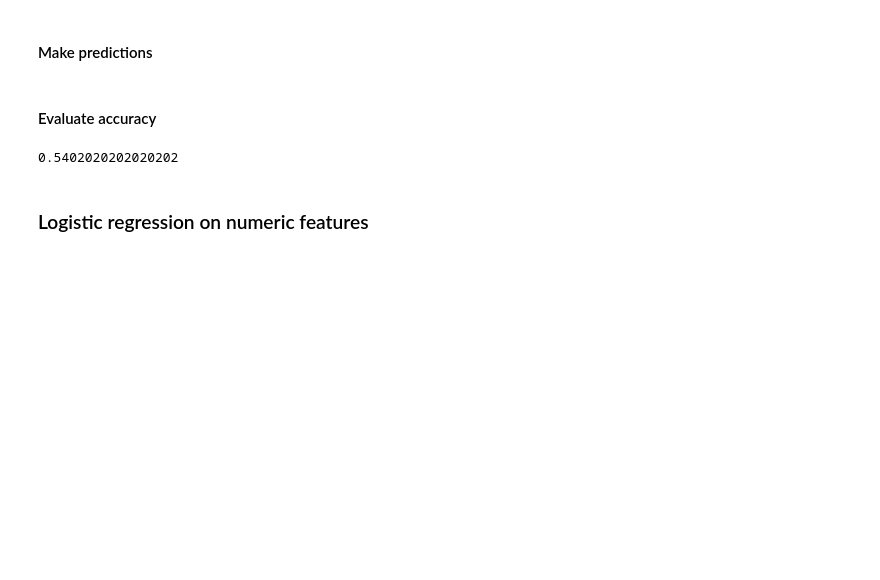
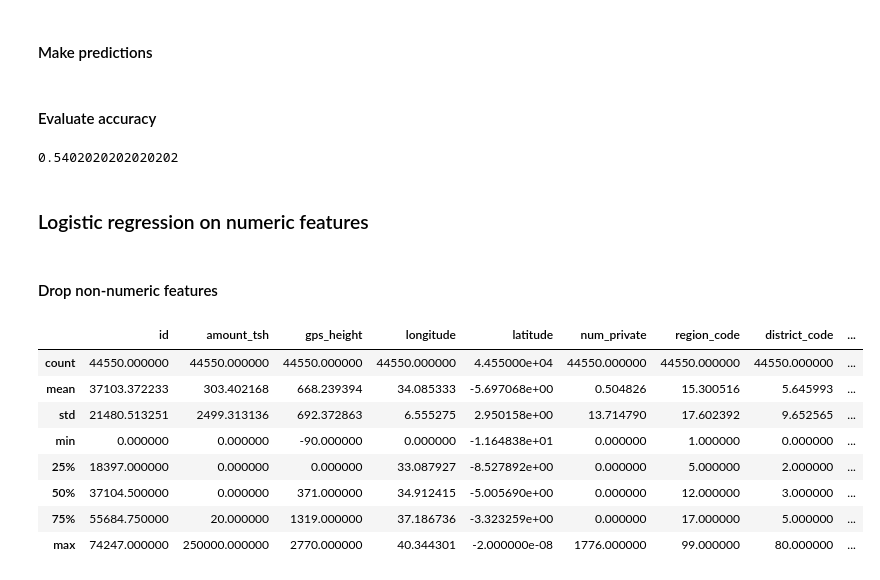
Before and after one commit to LambdaSchool/DEPRECATED-DS-Unit-2-Linear-Models, a Jupyter notebook: module4-logistic-regression/Logistic Regression Assignment Notebook.ipynb, the cells around one changed output. Saved outputs shown, nothing was run; the diff lists cells and outputs as text; code cells hidden in the pictures; blank space fills up the shorter version.

```diff
--- a/module4-logistic-regression/Logistic Regression Assignment Notebook.ipynb
+++ b/module4-logistic-regression/Logistic Regression Assignment Notebook.ipynb
@@ -150,3 +151,18 @@ accuracy_score(y_val, majority_pred)
 0.5402020202020202
 # %% [markdown]
 ### Logistic regression on numeric features
+# %% [markdown]
+#### Drop non-numeric features
+# %%
+X_train_numeric = X_train.select_dtypes(include='number')
+X_train_numeric.describe()
+# %% [output]
+|  | id | amount_tsh | gps_height | longitude | latitude | num_private | region_code | district_code | ... |
+| count | 44550.000000 | 44550.000000 | 44550.000000 | 44550.000000 | 4.455000e+04 | 44550.000000 | 44550.000000 | 44550.000000 | ... |
+| mean | 37103.372233 | 303.402168 | 668.239394 | 34.085333 | -5.697068e+00 | 0.504826 | 15.300516 | 5.645993 | ... |
+| std | 21480.513251 | 2499.313136 | 692.372863 | 6.555275 | 2.950158e+00 | 13.714790 | 17.602392 | 9.652565 | ... |
+| min | 0.000000 | 0.000000 | -90.000000 | 0.000000 | -1.164838e+01 | 0.000000 | 1.000000 | 0.000000 | ... |
+| 25% | 18397.000000 | 0.000000 | 0.000000 | 33.087927 | -8.527892e+00 | 0.000000 | 5.000000 | 2.000000 | ... |
+| 50% | 37104.500000 | 0.000000 | 371.000000 | 34.912415 | -5.005690e+00 | 0.000000 | 12.000000 | 3.000000 | ... |
+| 75% | 55684.750000 | 20.000000 | 1319.000000 | 37.186736 | -3.323259e+00 | 0.000000 | 17.000000 | 5.000000 | ... |
+| max | 74247.000000 | 250000.000000 | 2770.000000 | 40.344301 | -2.000000e-08 | 1776.000000 | 99.000000 | 80.000000 | ... |
```
Also changed, not shown: parts of 6 cells of this notebook.
